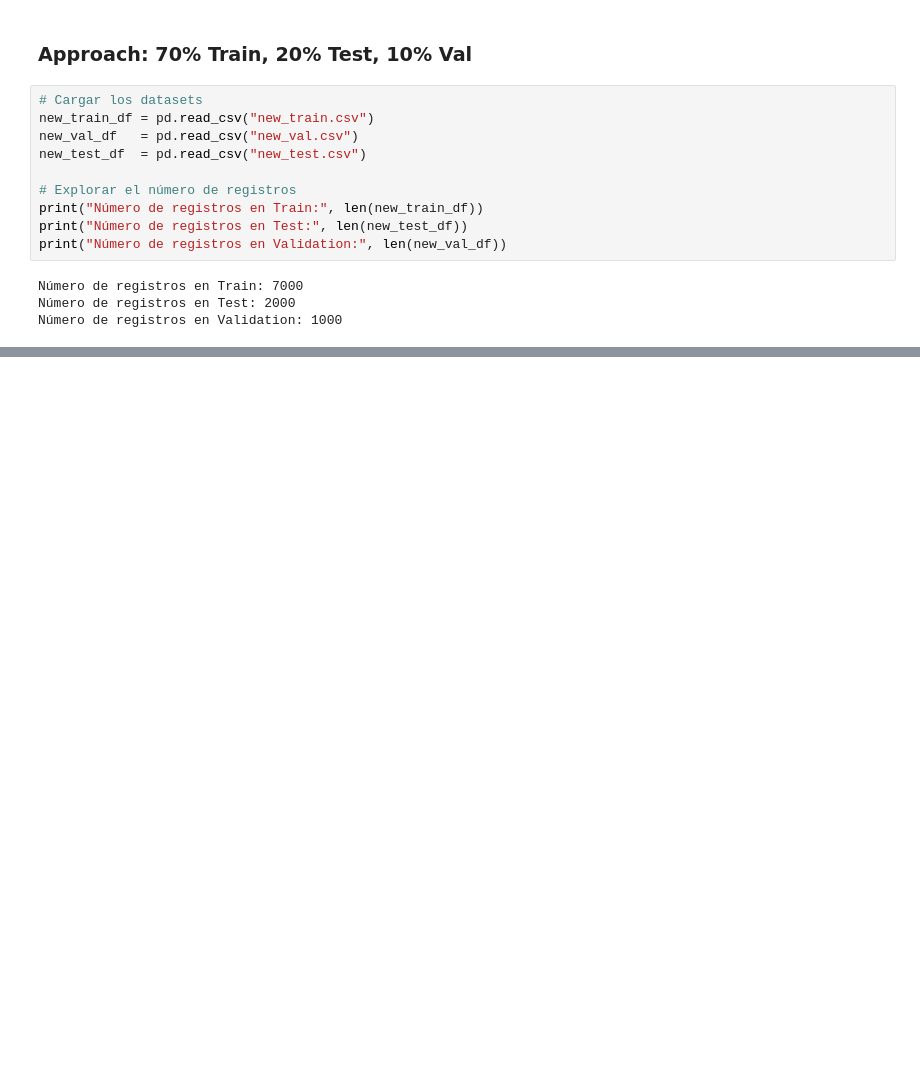
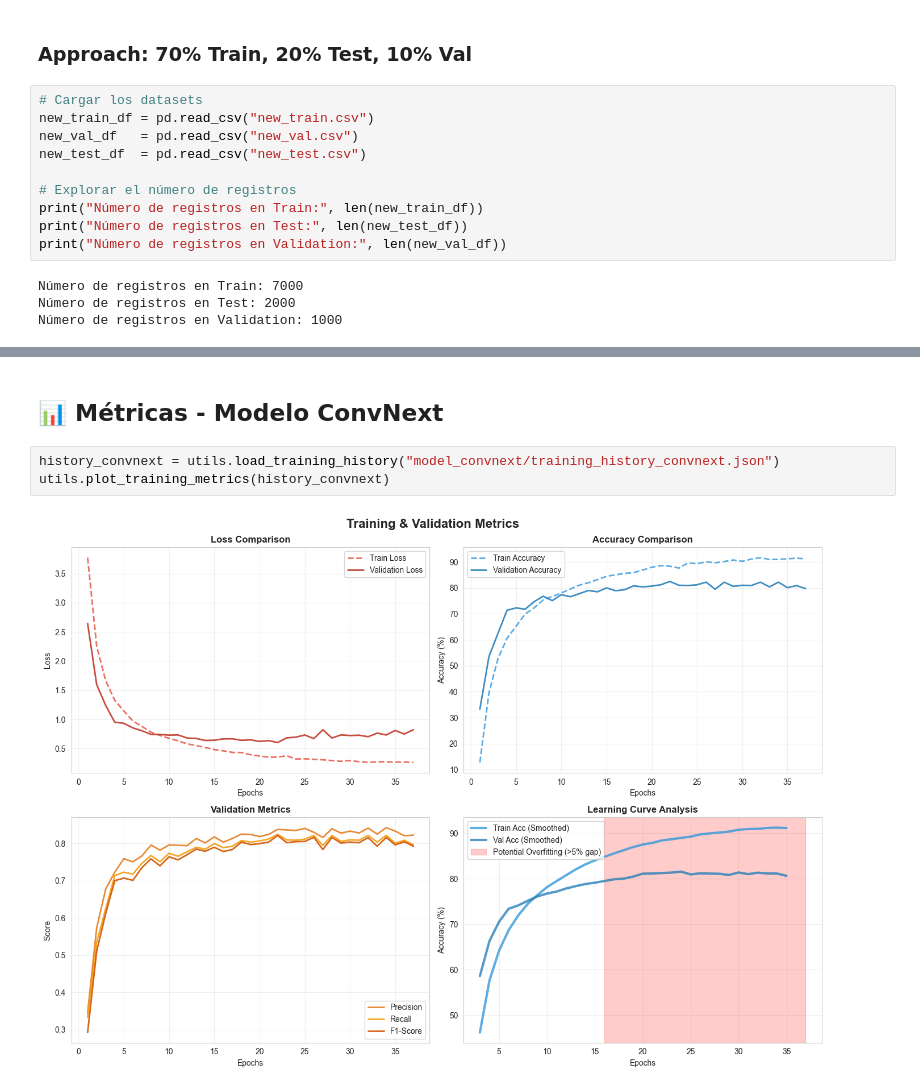
Before and after one commit to DianaSanchezOrdonez/Deep_Learning_Labs, a Jupyter notebook: evaluate_data.ipynb, the cells around one changed output, grey strips where cells are left out. Cells and saved outputs as stored; diff of their text form; blank space fills up the shorter version.

```diff
--- a/evaluate_data.ipynb
+++ b/evaluate_data.ipynb
@@ -124,0 +249,7 @@ ValueError: All arrays must be of the same length
+# %% [markdown]
+## 📊 Métricas - Modelo ConvNext
+# %%
+history_convnext = utils.load_training_history("model_convnext/training_history_convnext.json")
+utils.plot_training_metrics(history_convnext)
+# %% [output]
+[figure, added]
```
Also changed, not shown: parts of 14 cells of this notebook, 8 other files.
